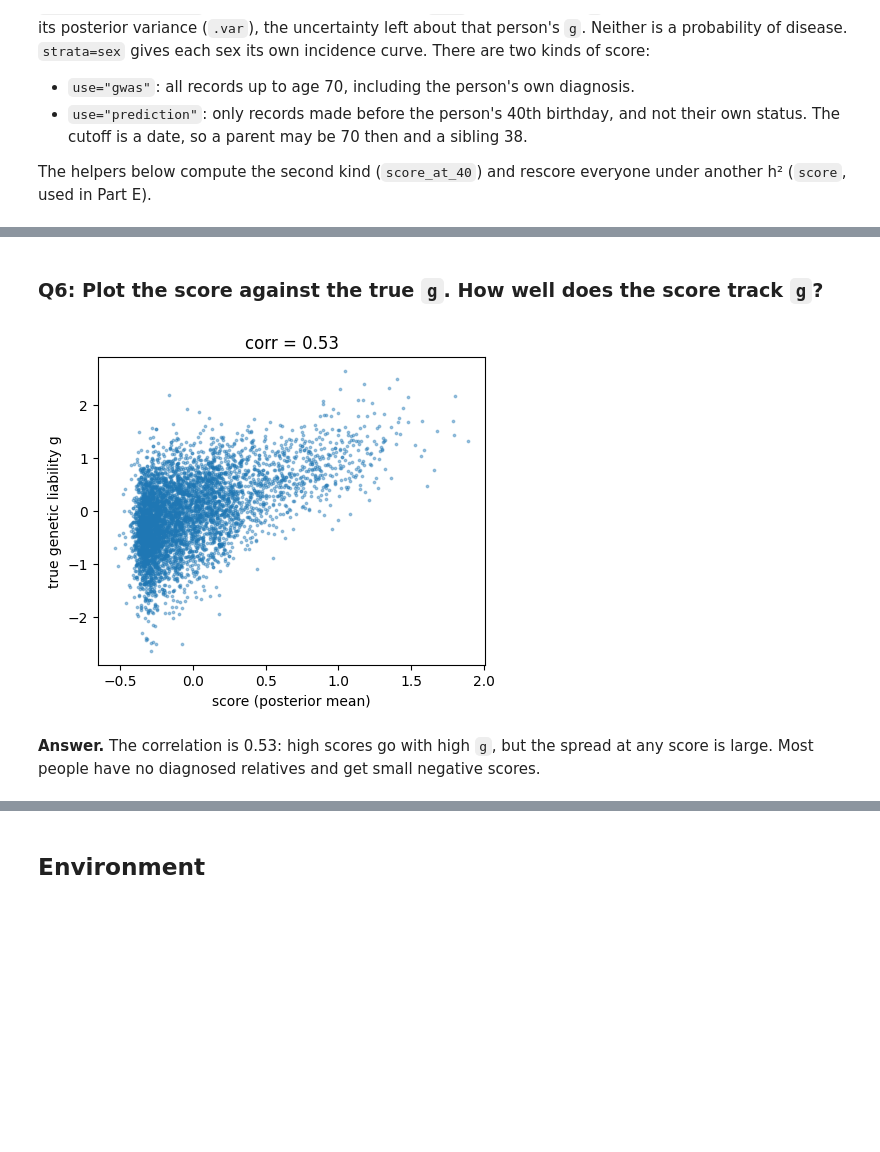
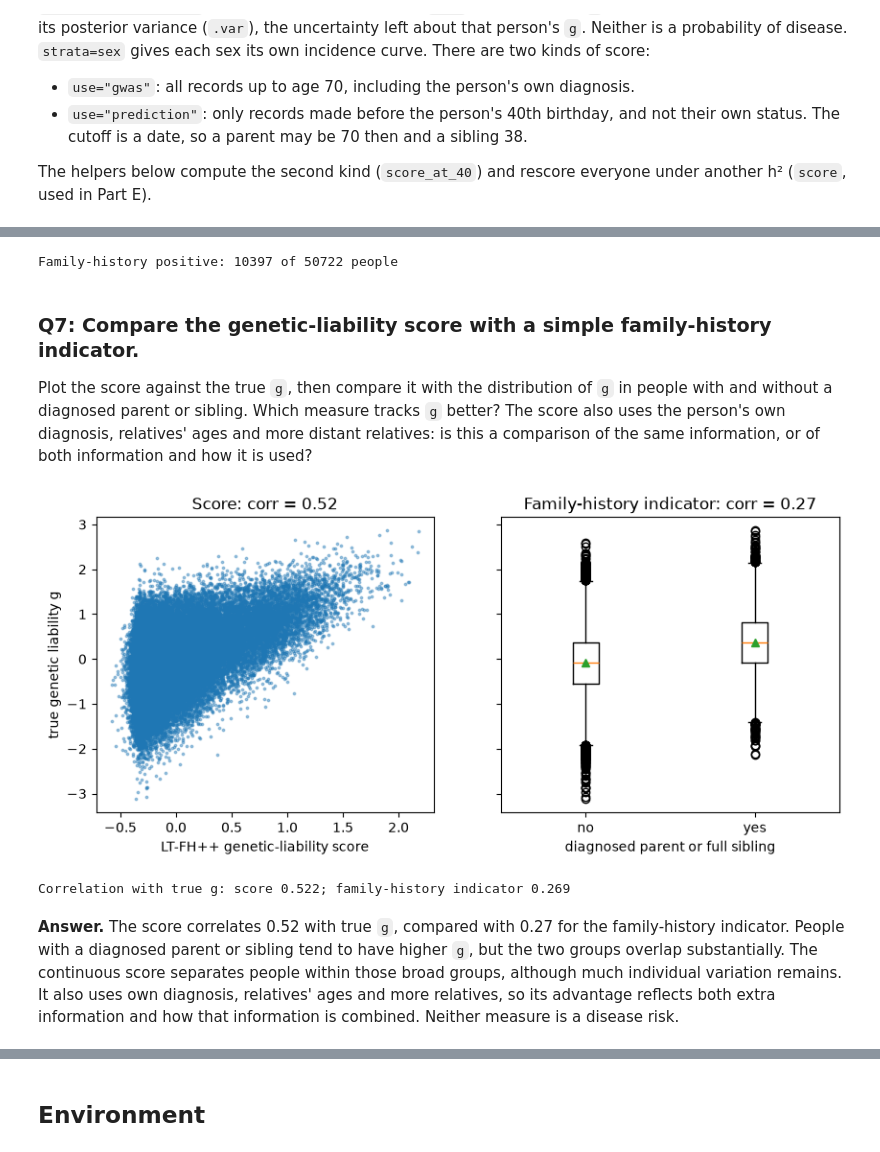
Before and after one commit to bvilhjal/ATIG_2026, a Jupyter notebook: teaching_days/2026-09-24/LTFH/LTFH_exercise_answers.ipynb, the cells around one changed output, grey strips where cells are left out. Saved outputs shown, nothing was run; the diff lists cells and outputs as text; code cells hidden in the pictures; blank space fills up the shorter version.

Commit message:
v0.11.4: expand LT-FH exercise to 50 independent groups

```diff
--- a/teaching_days/2026-09-24/LTFH/LTFH_exercise_answers.ipynb
+++ b/teaching_days/2026-09-24/LTFH/LTFH_exercise_answers.ipynb
@@ -286,17 +357,52 @@ print(f"{free40.sum()} people undiagnosed at 40; corr(score at 40, g) = {corr(es
+# %%
+children = {}                                        # (father, mother) -> rows of their children
+for i, (f, m) in enumerate(zip(reg.father, reg.mother)):
+    if f in row and m in row:
+        children.setdefault((f, m), []).append(i)
+
+
+def first_degree(i):
+    """Rows of person i's parents and full siblings."""
+    f, m = reg.father[i], reg.mother[i]
+    parents = [row[p] for p in (f, m) if p in row]
+    siblings = [j for j in children.get((f, m), []) if j != i]
+    return np.array(parents + siblings, dtype=int)
+
+
+fdr = [first_degree(i) for i in range(len(reg.ids))]
+fh = np.array([reg.status[r].any() for r in fdr])
+print(f"Family-history positive: {fh.sum()} of {len(fh)} people")
+# %% [output]
+Family-history positive: 10397 of 50722 people
 # %% [markdown]
-### Q6: Plot the score against the true `g`. How well does the score track `g`?
+### Q7: Compare the genetic-liability score with a simple family-history indicator.
+
+Plot the score against the true `g`, then compare it with the distribution of `g` in
+people with and without a diagnosed parent or sibling. Which measure tracks `g` better?
+The score also uses the person's own diagnosis, relatives' ages and more distant relatives:
+is this a comparison of the same information, or of both information and how it is used?
 # %%
-fig, ax = plt.subplots(figsize=(5, 4))
-ax.scatter(est, g, s=3, alpha=0.4)             # x: the score est, y: the truth g
-ax.set_xlabel("score (posterior mean)")
+fig, (ax, ax_fh) = plt.subplots(1, 2, figsize=(10, 4), sharey=True)
+ax.scatter(est, g, s=3, alpha=0.4)    # x: the score est, y: the truth g
+ax.set_xlabel("LT-FH++ genetic-liability score")
 ax.set_ylabel("true genetic liability g")
-ax.set_title(f"corr = {corr(est, g):.2f}")
+ax.set_title(f"Score: corr = {corr(est, g):.2f}")
+ax_fh.boxplot([g[~fh], g[fh]], positions=[0, 1], showmeans=True)
+ax_fh.set_xticks([0, 1], ["no", "yes"])
+ax_fh.set_xlabel("diagnosed parent or full sibling")
+ax_fh.set_title(f"Family-history indicator: corr = {corr(fh, g):.2f}")
 plt.show()
+print(f"Correlation with true g: score {corr(est, g):.3f}; family-history indicator {corr(fh, g):.3f}")
 # %% [output]
-[figure, old version]
+[figure, new version]
+Correlation with true g: score 0.522; family-history indicator 0.269
 # %% [markdown]
-**Answer.** The correlation is 0.53: high scores go with high `g`, but the spread at any
-score is large. Most people have no diagnosed relatives and get small negative scores.
+**Answer.** The score correlates 0.52 with true `g`, compared with 0.27 for the
+family-history indicator. People with a diagnosed parent or sibling tend to have higher
+`g`, but the two groups overlap substantially. The continuous score separates people
+within those broad groups, although much individual variation remains. It also uses own
+diagnosis, relatives' ages and more relatives, so its advantage reflects both extra
+information and how that information is combined. Neither measure is a disease risk.
 # %% [markdown]
 ## Part A: What the score uses
 
```
Also changed, not shown: parts of 53 cells of this notebook, 7 other files.
